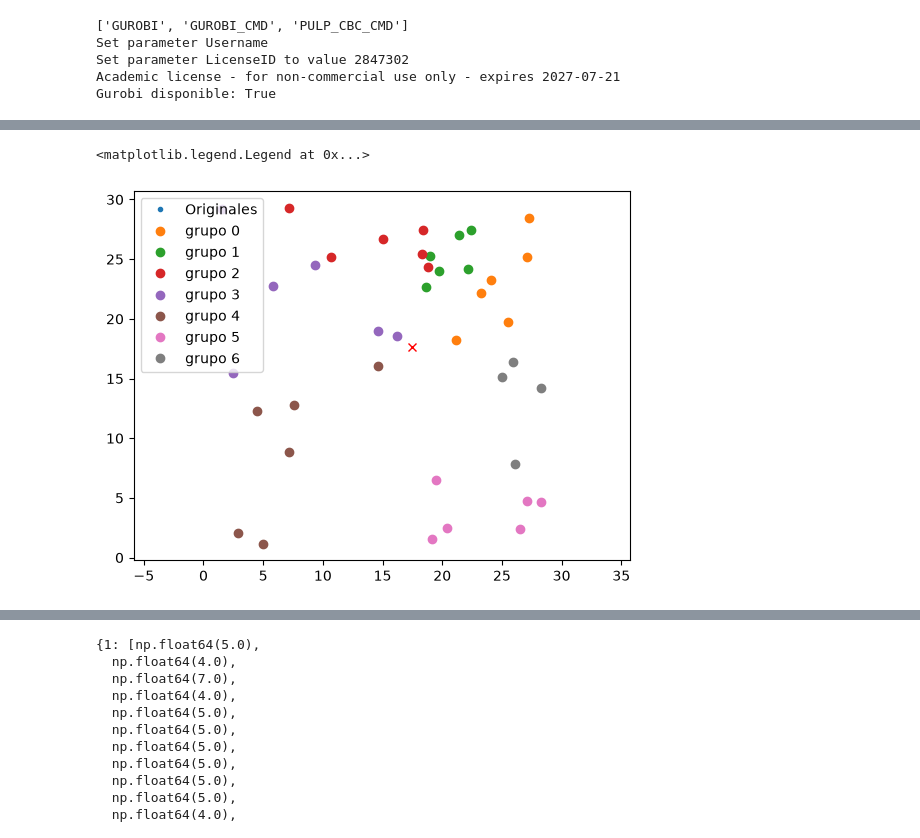
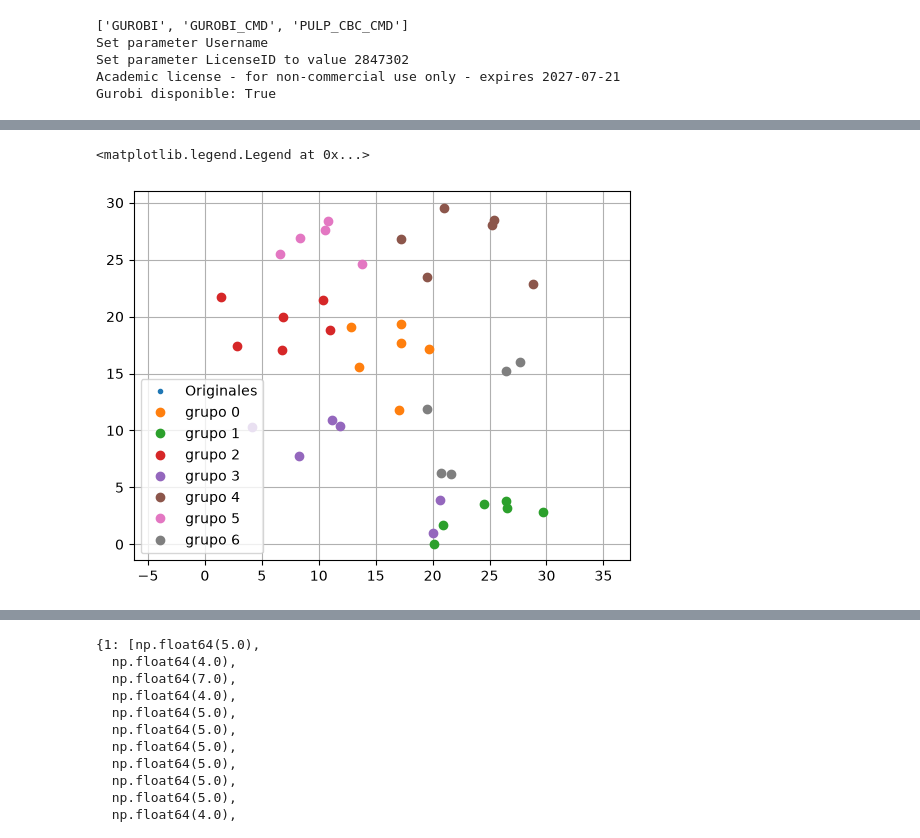
Before and after one commit to robertohincapie/Curso_TAIA, a Jupyter notebook: Modelo_prescriptivo_1.ipynb, the cells around one changed output, grey strips where cells are left out. Cells and saved outputs as stored; diff of their text form; code cells hidden in the pictures.

```diff
--- a/Modelo_prescriptivo_1.ipynb
+++ b/Modelo_prescriptivo_1.ipynb
@@ -111,10 +111,87 @@ def partir_escenario_posicion(S, n):
 
         Sout.append(tmp)
     return Sout
+
+def partir_escenario_clusters(S, n, dibujar=False, max_iter=50, random_state=None):
+    from scipy.optimize import linear_sum_assignment
+
+    if n < 1:
+        raise ValueError('n debe ser mayor o igual a 1')
+    if n == 1:
+        return [S]
+    if n > len(S['r']):
+        raise ValueError('n no puede ser mayor que el numero de usuarios')
+
+    ids = np.array(list(S['r'].keys()))
+    puntos = np.array(list(S['r'].values()))
+    m = len(ids)
+
+    capacidades = np.full(n, m // n, dtype=int)
+    capacidades[:m % n] += 1
+
+    rng = np.random.default_rng(random_state)
+    centroides = [puntos[rng.integers(m)]]
+    while len(centroides) < n:
+        dist_min = cdist(puntos, np.array(centroides)).min(axis=1)
+        siguiente = np.argmax(dist_min)
+        centroides.append(puntos[siguiente])
+    centroides = np.array(centroides, dtype=float)
+
+    asignacion = None
+    for _ in range(max_iter):
+        centroides_expandidos = np.repeat(centroides, capacidades, axis=0)
+        dueno = np.concatenate([np.full(cap, i, dtype=int) for i, cap in enumerate(capacidades)])
+        costo = cdist(puntos, centroides_expandidos)
+        filas, cols = linear_sum_assignment(costo)
+        nueva_asignacion = np.empty(m, dtype=int)
+        nueva_asignacion[filas] = dueno[cols]
+
+        nuevos_centroides = centroides.copy()
+        for i in range(n):
+            miembros = puntos[nueva_asignacion == i]
+            if len(miembros) > 0:
+                nuevos_centroides[i] = miembros.mean(axis=0)
+
+        if asignacion is not None and np.array_equal(nueva_asignacion, asignacion):
+            asignacion = nueva_asignacion
+            centroides = nuevos_centroides
+            break
+
+        asignacion = nueva_asignacion
+        centroides = nuevos_centroides
+
+    grupos = []
+    for i in range(n):
+        grupo_ids = ids[asignacion == i].tolist()
+        if len(grupo_ids) > 0:
+            grupos.append(grupo_ids)
+
+    if dibujar:
+        for i, gr in enumerate(grupos):
+            ri = np.array([S['r'][ind] for ind in gr])
+            plt.plot(ri[:,0], ri[:,1], 'o', label='cluster ' + str(i))
+        plt.plot(centroides[:,0], centroides[:,1], 'xk', label='centroides')
+        plt.axis('equal')
+        plt.grid()
+        plt.legend()
+
+    Sout = []
+    for gr in grupos:
+        tmp = {'m':len(gr), 'n':S['n'], 'dt':S['dt'], 'K':S['K'], 'velocidad':S['velocidad'], 'L':S['L'],
+               'r':[], 'delta':{}, 'a':{}, 'b':{}, 'c':{}, 'tau':{}}
+        tmp['r'] = {ind:S['r'][ind] for ind in gr}
+        tmp['delta'] = {(i,j):S['delta'][i,j] for i in gr for j in gr}
+        tmp['a'] = {ind:S['a'][ind] for ind in gr}
+        tmp['b'] = {ind:S['b'][ind] for ind in gr}
+        tmp['c'] = {ind:S['c'][ind] for ind in gr}
+        tmp['alfa'] = {k:v for k,v in S['alfa'].items() if k[0] in gr}
+        tmp['tau'] = {ind:S['tau'][ind] for ind in gr}
+        Sout.append(tmp)
+    return Sout
 ri=np.array(list(S['r'].values()))
 plt.plot(ri[:,0], ri[:,1], '.', label='Originales')
 
-S2=partir_escenario_posicion(S, n=7)
+S2=partir_escenario_clusters(S, n=7)
 for i,si in enumerate(S2):
     ri=np.array(list(si['r'].values()))
     plt.plot(ri[:,0], ri[:,1], 'o', label='grupo '+str(i))
@@ -129,5 +203,5 @@ Ni:  5
 <matplotlib.legend.Legend at 0x...>
-[figure, old version]
+[figure, new version]
 # %%
 def problemaLP(S):
     m=S['m']
```
Also changed, not shown: parts of 2 cells of this notebook, 1 other file.
